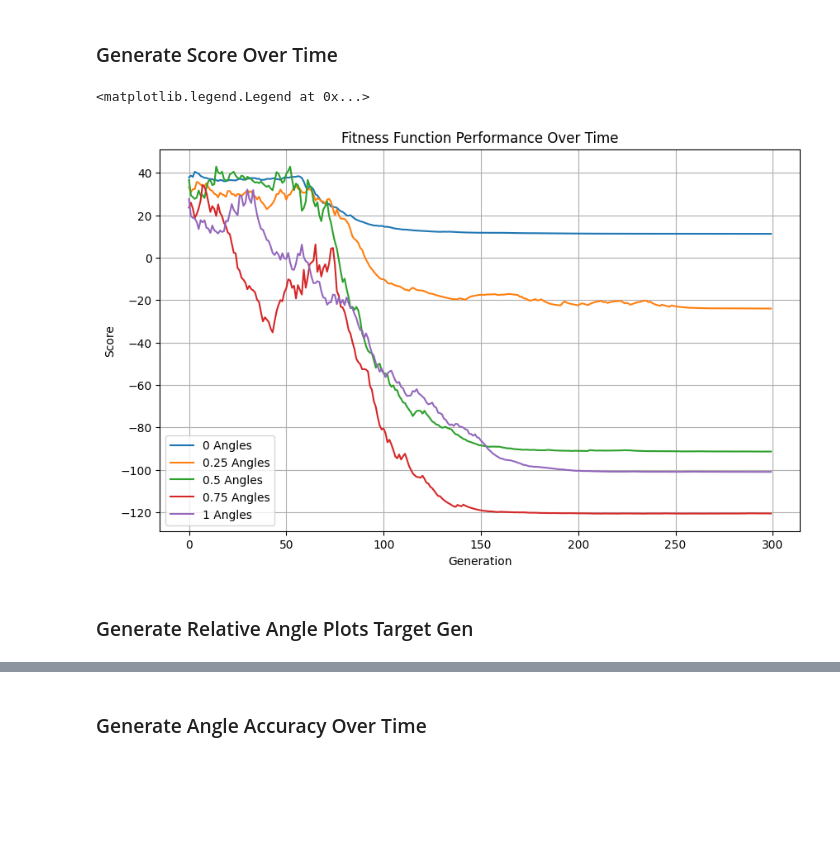
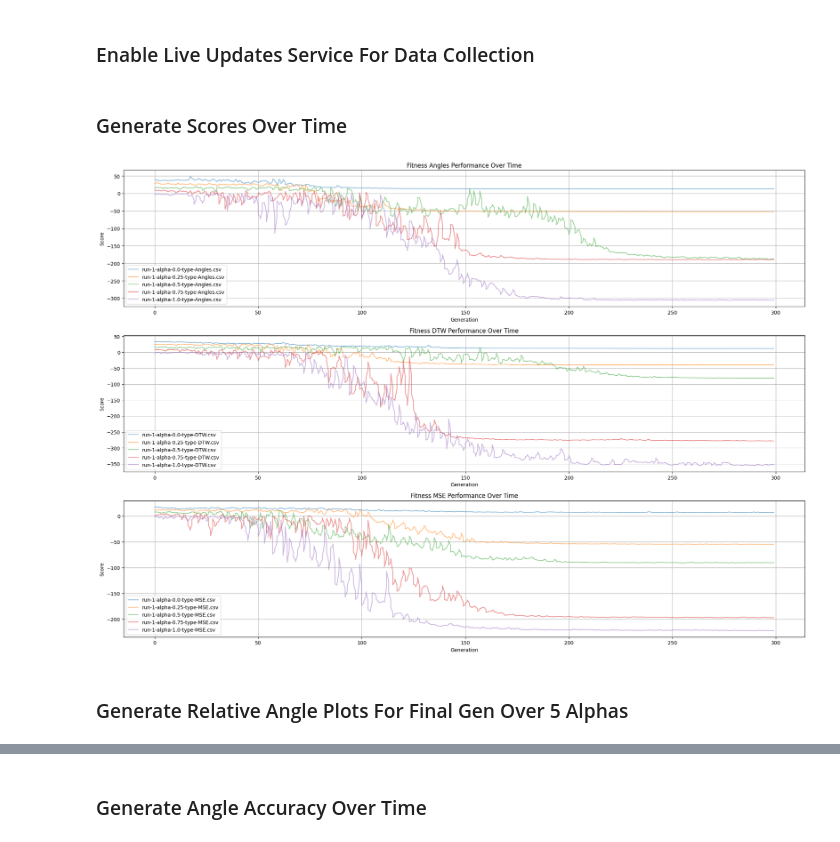
Before and after one commit to EmilChoparinov/EVOC-Research, a Jupyter notebook: notebooks/graphics.ipynb, the cells around one changed output, grey strips where cells are left out. Saved outputs shown, nothing was run; the diff lists cells and outputs as text; code cells hidden in the pictures; blank space fills up the shorter version.

Commit message:
improving data analysis

```diff
--- a/notebooks/graphics.ipynb
+++ b/notebooks/graphics.ipynb
@@ -37,0 +56,20 @@ def calculate_angle(p1,p2,p3):
+# %%
+source_folder = "../dataset/"
+
+for_angles = 0
+for_dtw = 1
+for_mse = 2
+
+animal = pd.read_csv("../simulate/model/slow_with_linear_4.csv")
+plots = [
+    ("Angles", collect_by_regex(source_folder,
+    re.compile('.*(alpha-[+-]?([0-9]*[.])?[0-9]+)-type-Angles.csv$'))),
+
+    ("DTW", collect_by_regex(source_folder,
+    re.compile('.*(alpha-[+-]?([0-9]*[.])?[0-9]+)-type-DTW.csv$'))),
+
+    ("MSE", collect_by_regex(source_folder,
+    re.compile('.*(alpha-[+-]?([0-9]*[.])?[0-9]+)-type-MSE.csv$'))),
+]
+# %% [markdown]
+### Enable Live Updates Service For Data Collection
@@ -38,21 +115,27 @@ def calculate_angle(p1,p2,p3):
 # %% [markdown]
-### Generate Score Over Time
+### Generate Scores Over Time
 # %%
-fig, ax = plt.subplots(figsize=(10,6))
 
-for name, df in [(name, df[["generation", "score"]].drop_duplicates())
-                    for name, df in dataset]:
-    # Apply some smoothing over the score data
-    ax.plot(df["generation"], df["score"].ewm(alpha=0.2).mean().values, label=name)
+fig, ax = plt.subplots(len(plots),1,figsize=(20,14))
 
-ax.set_xlabel("Generation")
-ax.set_ylabel("Score")
-ax.set_title("Fitness Function Performance Over Time")
+for i, plot in enumerate(plots):
+    plot_name = plot[0]
+    legend = []
+    for meta, df in plot[1]:
+        line, = ax[i].plot(
+            df["generation"],
+            df["score"].ewm(alpha=0.5).mean().values,
+            label=meta.alpha_name, alpha=0.5)
+    ax[i].set_xlabel("Generation")
+    ax[i].set_ylabel("Score")
+    ax[i].set_title(f"Fitness {plot_name} Performance Over Time")
 
-ax.grid(visible=True, which="major")
-ax.legend()
+    ax[i].grid(visible=True, which="major")
+
+    ax[i].legend()
+
+fig.tight_layout()
 # %% [output]
-<matplotlib.legend.Legend at 0x...>
-[figure, old version]
+[figure, new version]
 # %% [markdown]
-### Generate Relative Angle Plots Target Gen
+### Generate Relative Angle Plots For Final Gen Over 5 Alphas
```
Also changed, not shown: parts of 9 cells of this notebook, 4 other files.
